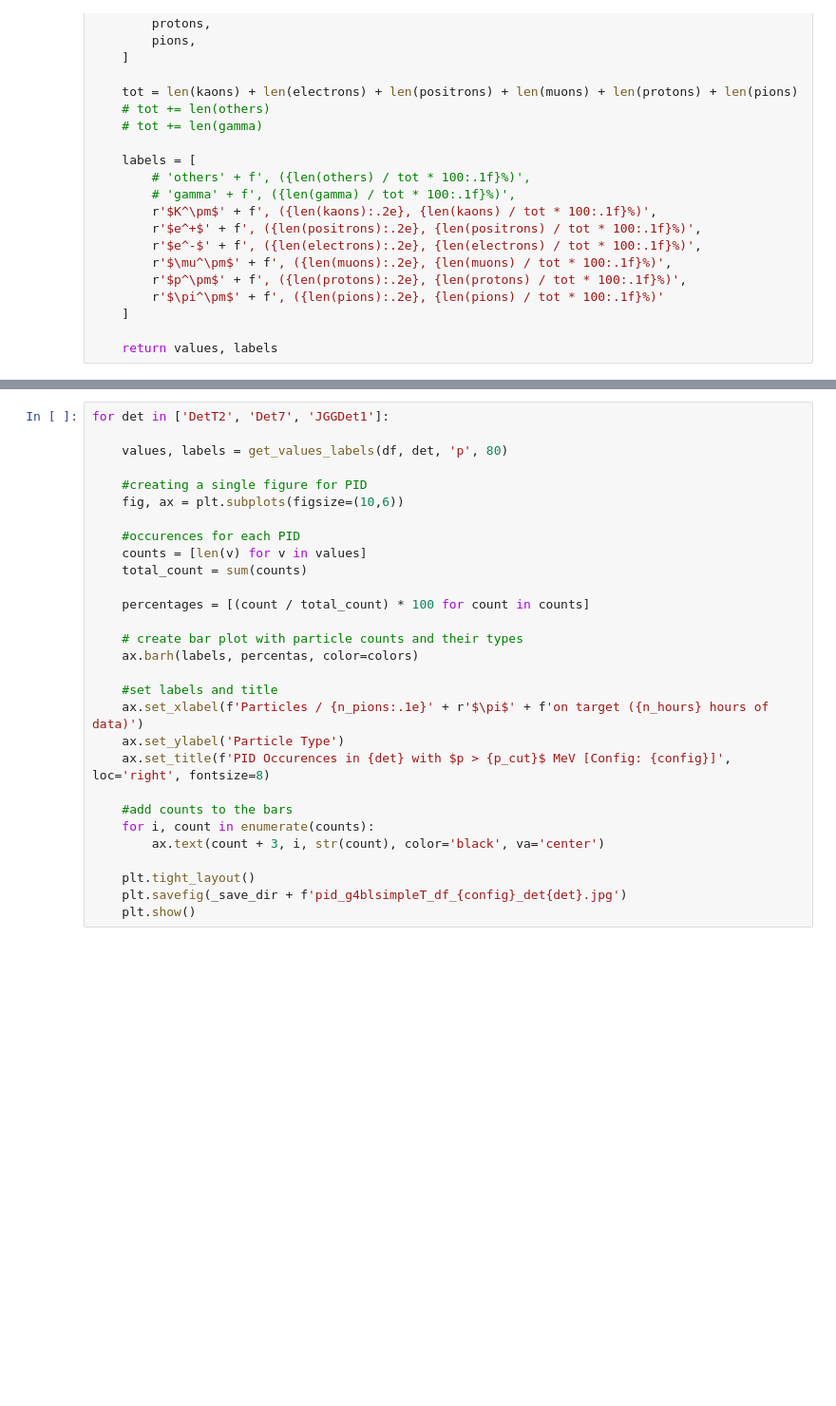
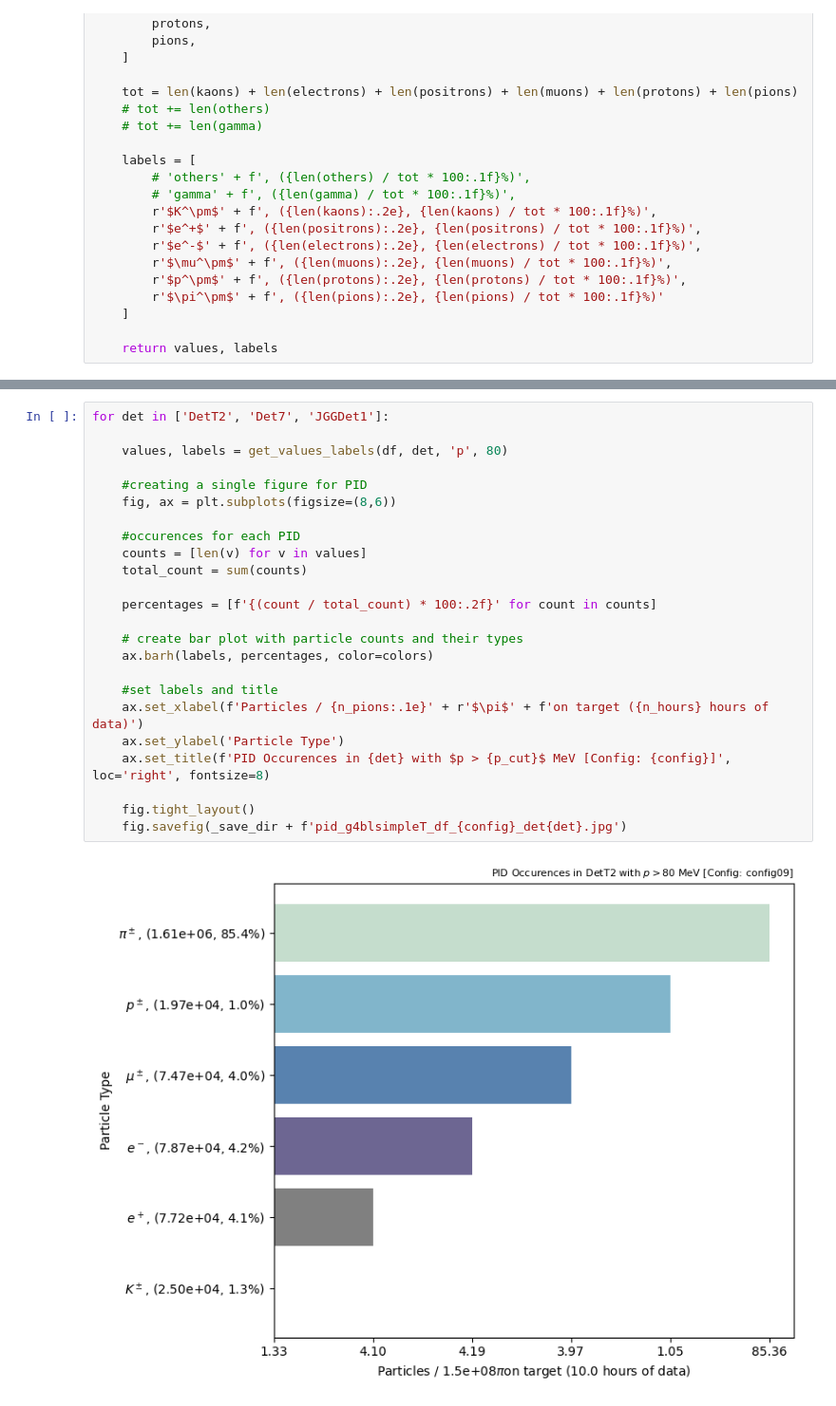
Before and after one commit to ArCS-FNAL/beamline, a Jupyter notebook: Analysis/BeamlineAna-G4BLSimple_Task1.ipynb, the cells around one changed output, grey strips where cells are left out. Shown: that part at 95% size. Drawn from its saved outputs; the diff is of its cells as text; blank space fills up the shorter version.

```diff
--- a/Analysis/BeamlineAna-G4BLSimple_Task1.ipynb
+++ b/Analysis/BeamlineAna-G4BLSimple_Task1.ipynb
@@ -321,29 +337,26 @@ for det in ['DetT2', 'Det7', 'JGGDet1']:
 # %%
 for det in ['DetT2', 'Det7', 'JGGDet1']:
 
     values, labels = get_values_labels(df, det, 'p', 80)
 
     #creating a single figure for PID
-    fig, ax = plt.subplots(figsize=(10,6))
+    fig, ax = plt.subplots(figsize=(8,6))
 
     #occurences for each PID
     counts = [len(v) for v in values]
     total_count = sum(counts)
 
-    percentages = [(count / total_count) * 100 for count in counts]
+    percentages = [f'{(count / total_count) * 100:.2f}' for count in counts]
 
     # create bar plot with particle counts and their types
-    ax.barh(labels, percentas, color=colors)
+    ax.barh(labels, percentages, color=colors)
 
     #set labels and title
     ax.set_xlabel(f'Particles / {n_pions:.1e}' + r'$\pi$' + f'on target ({n_hours} hours of data)')
     ax.set_ylabel('Particle Type')
     ax.set_title(f'PID Occurences in {det} with $p > {p_cut}$ MeV [Config: {config}]', loc='right', fontsize=8)
 
-    #add counts to the bars
-    for i, count in enumerate(counts):
-        ax.text(count + 3, i, str(count), color='black', va='center')
-
-    plt.tight_layout()
-    plt.savefig(_save_dir + f'pid_g4blsimpleT_df_{config}_det{det}.jpg')
-    plt.show()
+    fig.tight_layout()
+    fig.savefig(_save_dir + f'pid_g4blsimpleT_df_{config}_det{det}.jpg')
+# %% [output]
+[figure, added]
```
Also changed, not shown: parts of 7 cells of this notebook.
